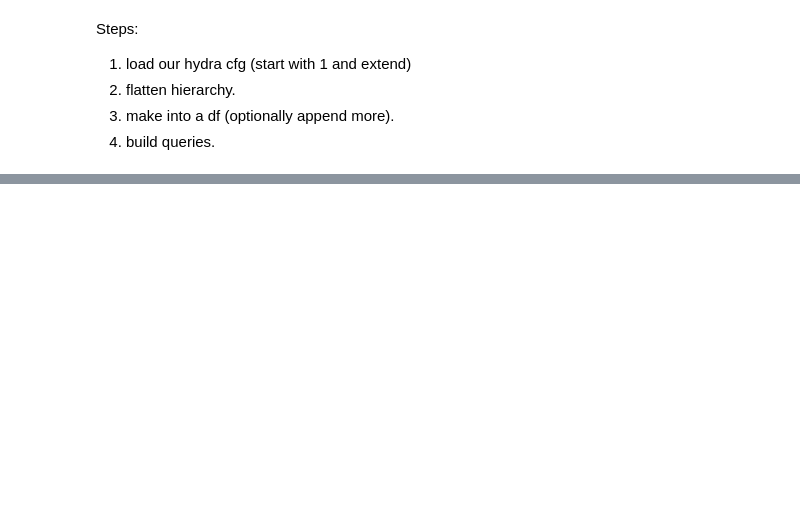
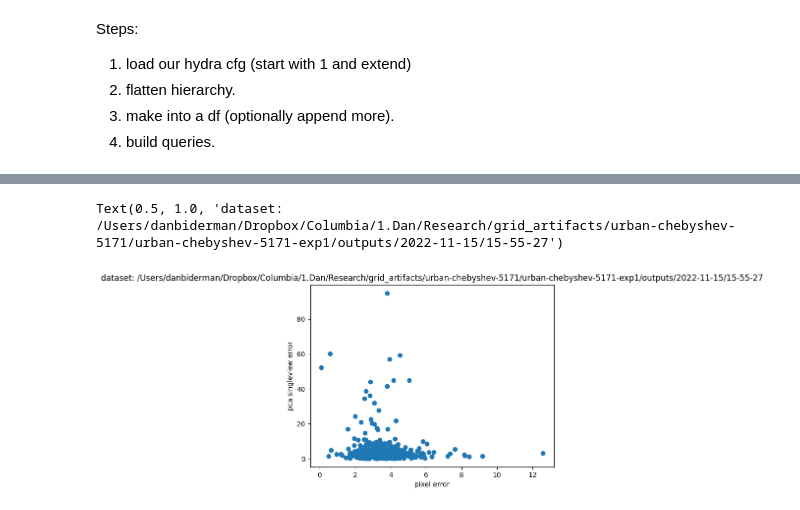
Before and after one commit to paninski-lab/tracking-diagnostics, a Jupyter notebook: notebooks/inventory_query_example.ipynb, the cells around one changed output, grey strips where cells are left out. Saved outputs shown, nothing was run; the diff lists cells and outputs as text; code cells hidden in the pictures; blank space fills up the shorter version.

```diff
--- a/notebooks/inventory_query_example.ipynb
+++ b/notebooks/inventory_query_example.ipynb
@@ -9,0 +7,5 @@ from diagnostics.inventory import ModelInventoryBuilder, QueryBuilder
+# %%
+# prompt to specify directory containing config files
+artifacts_path  = input("Please enter path to artifacts, no quotation marks: ")
+print("Searching for models in %s" % artifacts_path)
+assert os.path.isdir(artifacts_path)
@@ -14,7 +18,7 @@ Steps:
 3. make into a df (optionally append more).
 4. build queries.
 # %%
-model_inventory = ModelInventoryBuilder("/home/jovyan/grid_artifacts")
+model_inventory = ModelInventoryBuilder(artifacts_path)
 # %%
 total_df = model_inventory.build_dframe()
 # %% [output]
@@ -30,0 +257,13 @@ print(query_builder.combine_queries("and"))
+# %%
+# builda a dataframe with the different metrics  for each model
+pixel_error = pd.read_csv(os.path.join(total_df["path"].iloc[0], "predictions_pixel_error.csv"), header=[0], index_col=0)
+pca_sv_error = pd.read_csv(os.path.join(total_df["path"].iloc[0], "predictions_pca_singleview_error.csv"), header=[0], index_col=0)
+# concat dfs and add datasource
+# col1 col2 ... coln metric_name
+pixel_error["metric_name"] = "pixel_error"
+pixel_error
+pca_sv_error["metric_name"] = "pca_sv_error"
+metrics_df = pd.concat([pixel_error, pca_sv_error])
+print(metrics_df.shape)
+# metrics_df.head()
+metrics_df.tail()
@@ -30,0 +285,8 @@ print(query_builder.combine_queries("and"))
+# %%
+plt.scatter(pixel_error["paw1LH_bot"], pca_sv_error["paw1LH_bot"])
+plt.xlabel("pixel error")
+plt.ylabel("pca singleview error")
+plt.title("dataset: %s" % total_df["path"].iloc[0])
+# %% [output]
+Text(0.5, 1.0, 'dataset: /Users/danbiderman/Dropbox/Columbia/1.Dan/Research/grid_artifacts/urban-chebyshev-5171/urban-chebyshev-5171-exp1/outputs/2022-11-15/15-55-27')
+[figure, added]
```
Also changed, not shown: parts of 36 cells of this notebook, 1 other file.
